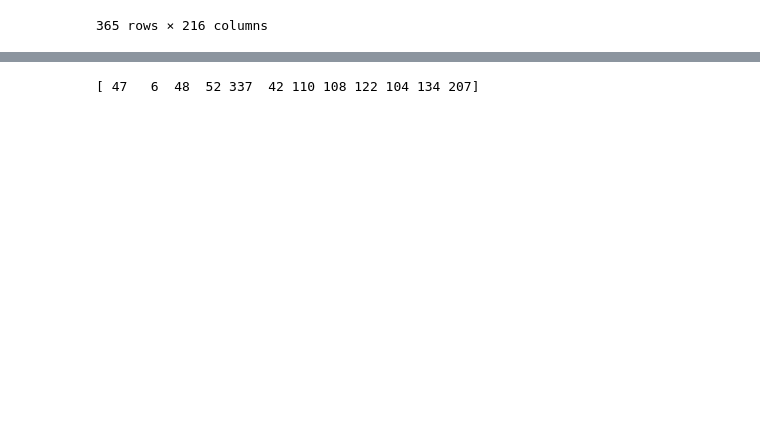
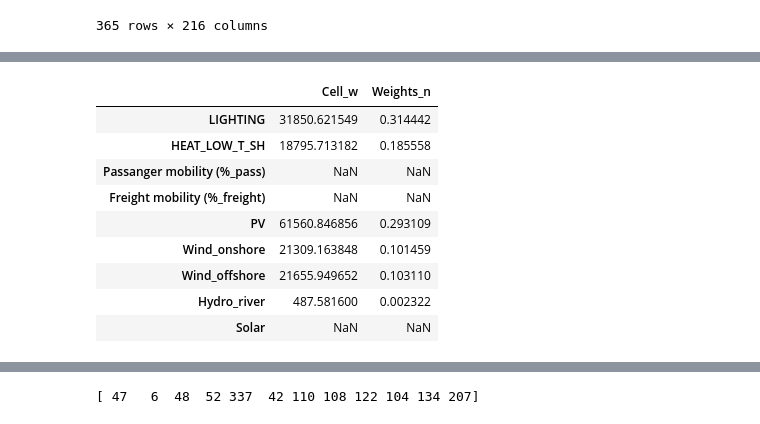
Before and after one commit to squoilin/EnergyScope_open, a Jupyter notebook: docs/library/td-generation.ipynb, the cells around one changed output, grey strips where cells are left out. Saved outputs shown, nothing was run; the diff lists cells and outputs as text; code cells hidden in the pictures; blank space fills up the shorter version.

```diff
--- a/docs/library/td-generation.ipynb
+++ b/docs/library/td-generation.ipynb
@@ -156,0 +301,30 @@ td_model.setOption('cplex_options', cplex_options_str)
+# %%
+weights = pd.DataFrame()
+
+# Add Cell_w to the weights data frame
+weights['Cell_w'] = tot_ts
+
+# 4. normalize weights
+demand_total = weights.loc[demand_ts, 'Cell_w'].sum()
+prod_total = weights.loc[prod_ts, 'Cell_w'].sum()
+
+weights['Weights_n'] = weights['Cell_w']
+weights.loc[weights['Weights_n'] < 0.001, 'Weights_n'] = np.nan
+
+# Reparition of weight between demand and production (1:1)
+weights.loc[demand_ts, 'Weights_n'] = weights.loc[demand_ts, 'Weights_n'] / demand_total / 2
+weights.loc[prod_ts, 'Weights_n'] = weights.loc[prod_ts, 'Weights_n'] / prod_total / 2
+
+#Weights can be modified here
+weights
+# %% [output]
+|  | Cell_w | Weights_n |
+| LIGHTING | 31850.621549 | 0.314442 |
+| HEAT_LOW_T_SH | 18795.713182 | 0.185558 |
+| Passanger mobility (%_pass) | NaN | NaN |
+| Freight mobility (%_freight) | NaN | NaN |
+| PV | 61560.846856 | 0.293109 |
+| Wind_onshore | 21309.163848 | 0.101459 |
+| Wind_offshore | 21655.949652 | 0.103110 |
+| Hydro_river | 487.581600 | 0.002322 |
+| Solar | NaN | NaN |
```
Also changed, not shown: parts of 23 cells of this notebook, 1 other file.
